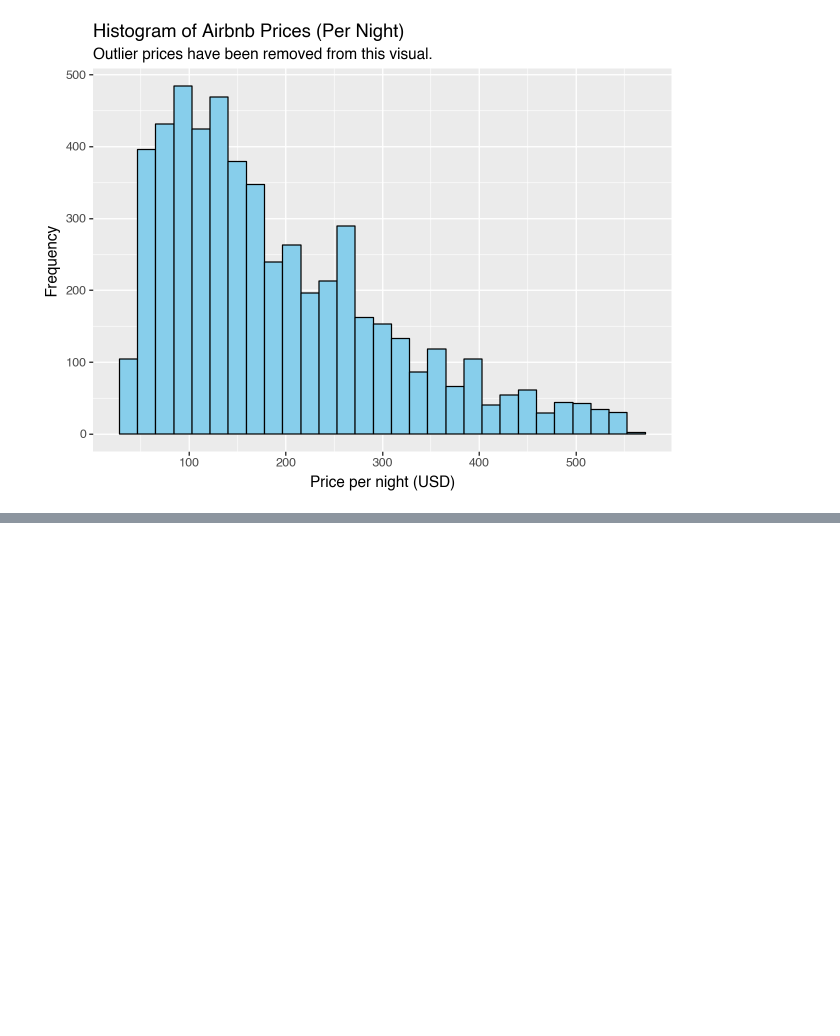
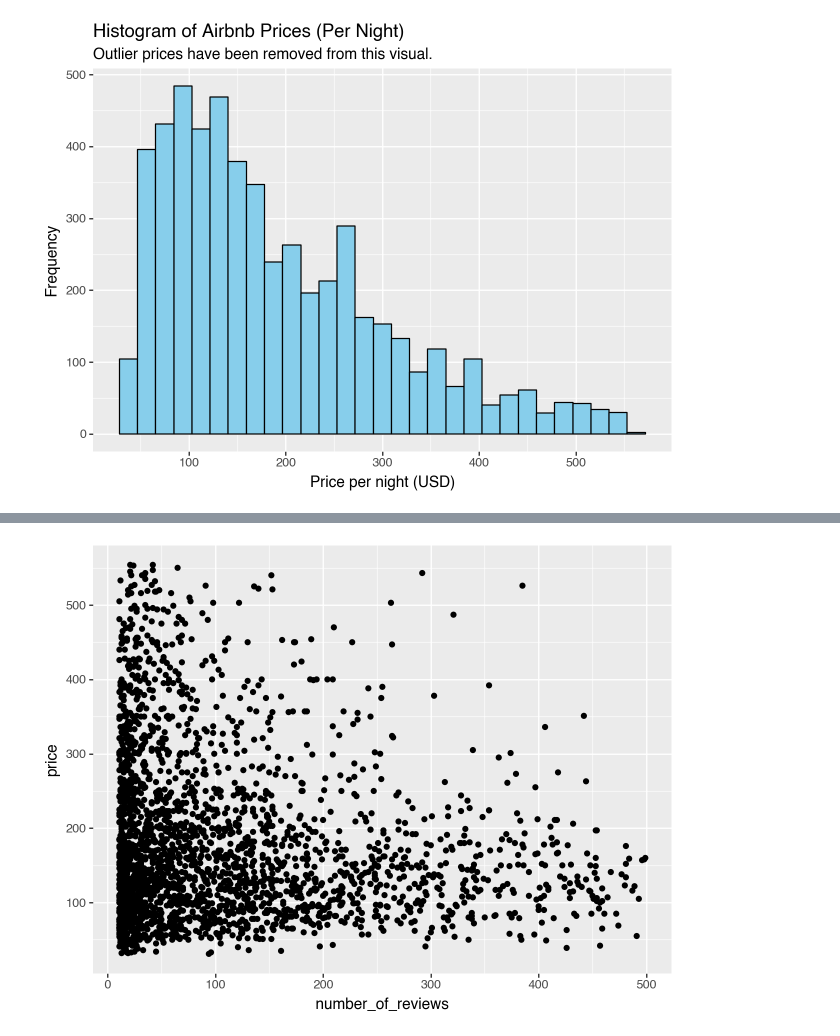
Before and after one commit to matteosaisi/airbnb-pricing-optimization, a Jupyter notebook: notebooks/01_data_exploration.ipynb, the cells around one changed output, grey strips where cells are left out. Saved outputs shown, nothing was run; the diff lists cells and outputs as text; code cells hidden in the pictures; blank space fills up the shorter version.

```diff
--- a/notebooks/01_data_exploration.ipynb
+++ b/notebooks/01_data_exploration.ipynb
@@ -105,0 +133,9 @@ There are are 403 observations that are classified as outliers. I am going to la
+# %%
+# Exploring relationship between number of reviews and price
+
+(
+    ggplot(df[(df["is_outlier"] == False) & (df["number_of_reviews"] < 500) & (df["number_of_reviews"] > 10)], mapping = aes(x = "number_of_reviews", y = "price")) +
+    geom_point()
+)
+# %% [output]
+[figure, added]
```
Also changed, not shown: parts of 7 cells of this notebook.
